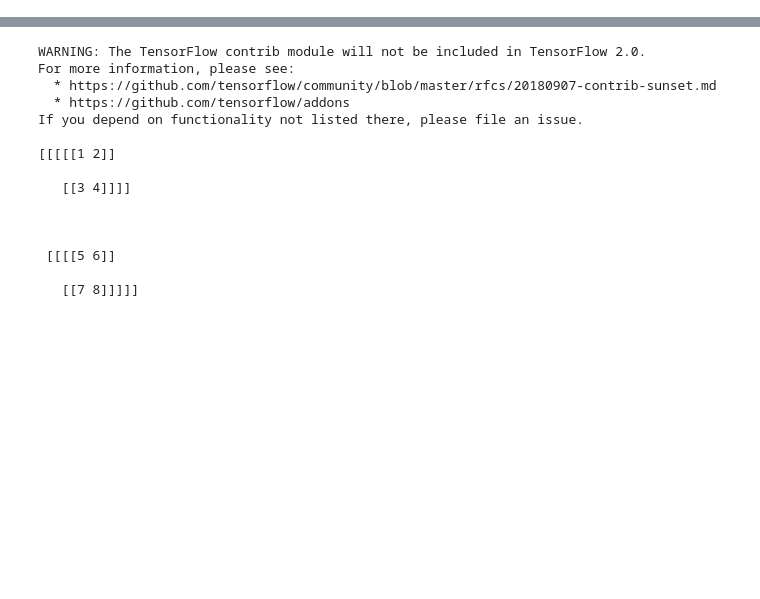
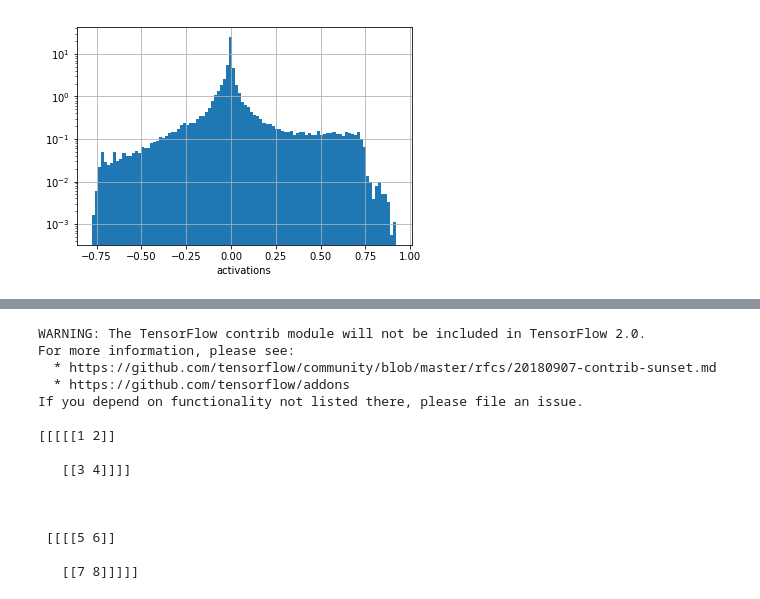
Before and after one commit to deeppavlov/h-elmo, a Jupyter notebook: main.ipynb, the cells around one changed output, grey strips where cells are left out. Saved outputs shown, nothing was run; the diff lists cells and outputs as text; code cells hidden in the pictures; blank space fills up the shorter version.

```diff
--- a/main.ipynb
+++ b/main.ipynb
@@ -9,0 +137,14 @@ with tf.device('/gpu:0'):
+# %%
+act = tmpl.format('relevant_activations')
+with open(act, 'rb') as f:
+    act = pickle.load(f)
+# %%
+act62 = act[:, 62]
+plt.hist(act62, bins=100, density=True)
+plt.grid()
+plt.yscale('log')
+plt.xlabel('activations')
+
+plt.show()
+# %% [output]
+[figure, added]
```
Also changed, not shown: parts of 28 cells of this notebook, 9 other files.
